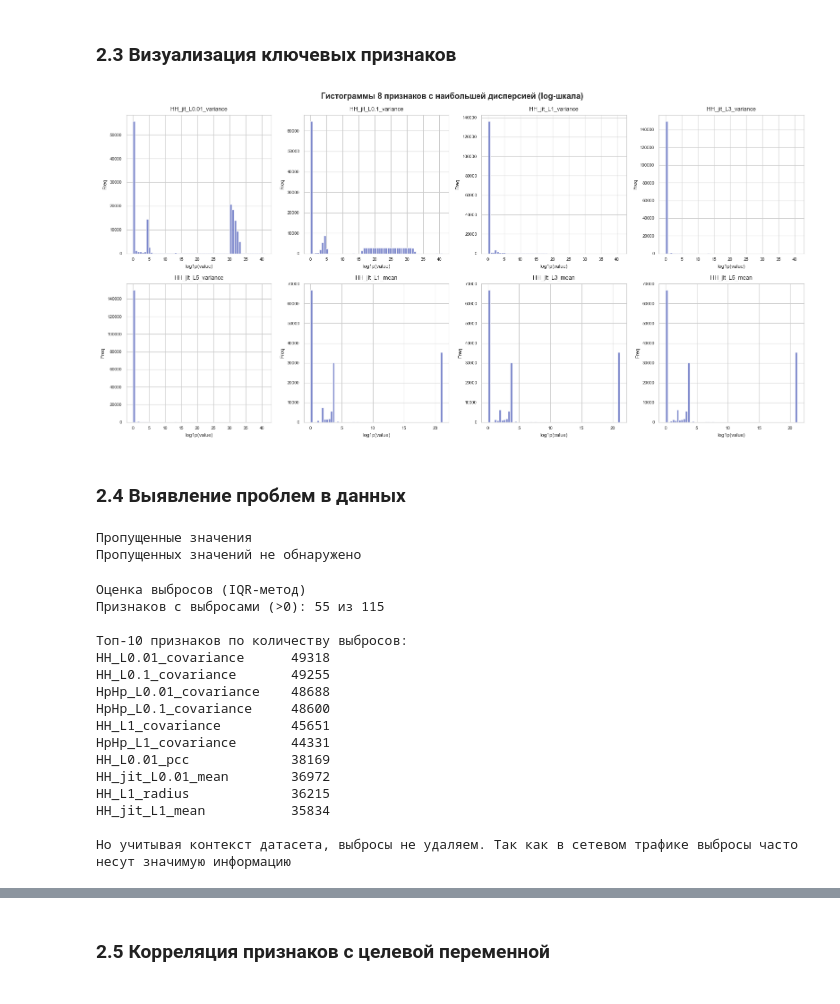
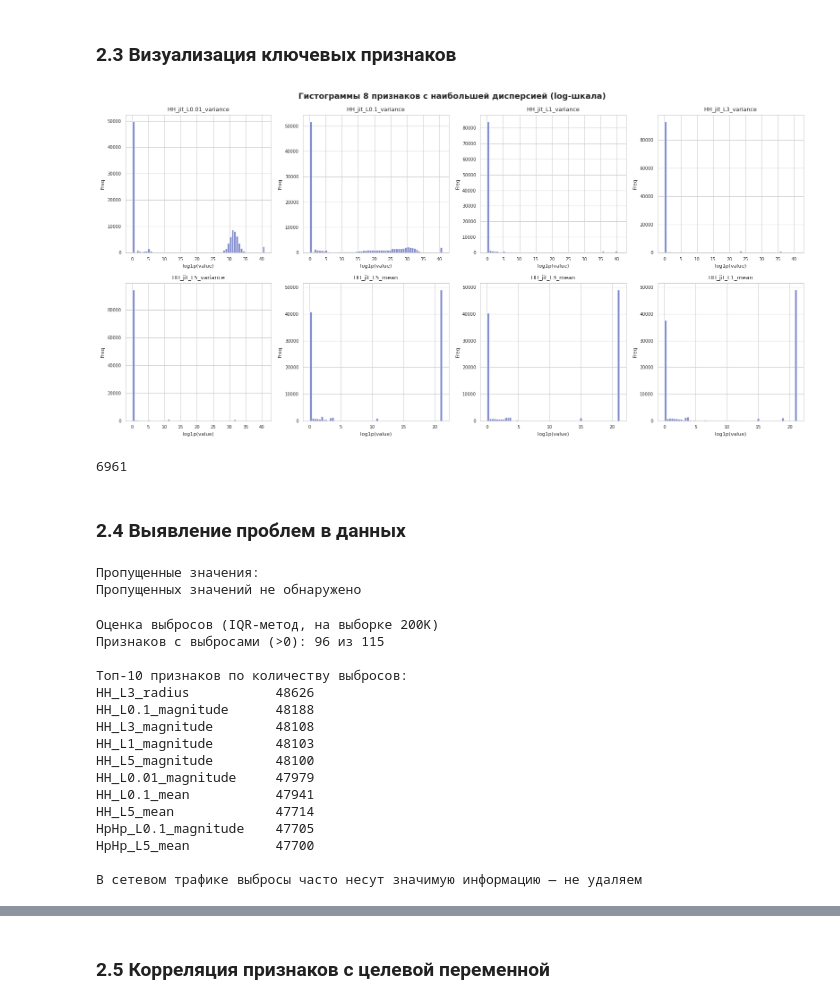
Before and after one commit to Vector513/BigData-LETI, a Jupyter notebook: botnet-attacks/dt_vs_xgb.ipynb, the cells around one changed output, grey strips where cells are left out. Saved outputs shown, nothing was run; the diff lists cells and outputs as text; code cells hidden in the pictures.

```diff
--- a/botnet-attacks/dt_vs_xgb.ipynb
+++ b/botnet-attacks/dt_vs_xgb.ipynb
@@ -183,75 +183,78 @@ plt.show()
 # %% [markdown]
 ### 2.3 Визуализация ключевых признаков
 # %%
-# Выбираем признаки с наибольшей дисперсией для визуализации
-top_features = df[feature_cols].std().nlargest(8).index.tolist()
+sample_vis = df.sample(min(100_000, len(df)), random_state=SEED)
+top_features = sample_vis[feature_cols].std().nlargest(8).index.tolist()
 
 fig, axes = plt.subplots(2, 4, figsize=(16, 8))
 axes = axes.flatten()
 
 for i, feat in enumerate(top_features):
-    # log1p для наглядности при больших диапазонах
-    vals = np.log1p(df[feat].clip(lower=0))
+    vals = np.log1p(sample_vis[feat].clip(lower=0))
     axes[i].hist(vals, bins=60, color='#5C6BC0', alpha=0.8, edgecolor='white')
     axes[i].set_title(feat[:30], fontsize=9)
     axes[i].set_xlabel('log1p(value)', fontsize=8)
     axes[i].set_ylabel('Freq', fontsize=8)
     axes[i].tick_params(labelsize=7)
 
 plt.suptitle('Гистограммы 8 признаков с наибольшей дисперсией (log-шкала)', fontsize=13, fontweight='bold')
 plt.tight_layout()
 plt.show()
+del sample_vis; gc.collect()
 # %% [output]
-[figure, old version]
+[figure, new version]
+6961
 # %% [markdown]
 ### 2.4 Выявление проблем в данных
 # %%
-missing = df[feature_cols].isnull().sum()
-missing_pct = (missing / len(df) * 100).round(2)
+n_missing = 0
+for col in feature_cols:
+    n_missing += df[col].isnull().sum()
 
 print('Пропущенные значения:')
-if missing.sum() == 0:
+if n_missing == 0:
     print('Пропущенных значений не обнаружено')
 else:
-    miss_df = pd.DataFrame({'Missing': missing, 'Missing%': missing_pct})
-    print(miss_df[miss_df['Missing'] > 0].sort_values('Missing%', ascending=False))
+    print(f'Всего пропусков: {n_missing}')
 # %% [output]
-Пропущенные значения
+Пропущенные значения:
 Пропущенных значений не обнаружено
 # %%
-print('Оценка выбросов (IQR-метод)')
+print('Оценка выбросов (IQR-метод, на выборке 200K)')
 
+sample_out = df.sample(min(200_000, len(df)), random_state=SEED)
 outlier_counts = {}
 for feat in feature_cols:
-    Q1 = df[feat].quantile(0.25)
-    Q3 = df[feat].quantile(0.75)
+    Q1 = sample_out[feat].quantile(0.25)
+    Q3 = sample_out[feat].quantile(0.75)
     IQR = Q3 - Q1
-    n_out = ((df[feat] < Q1 - 1.5 * IQR) | (df[feat] > Q3 + 1.5 * IQR)).sum()
+    n_out = ((sample_out[feat] < Q1 - 1.5 * IQR) | (sample_out[feat] > Q3 + 1.5 * IQR)).sum()
     outlier_counts[feat] = n_out
+del sample_out; gc.collect()
 
 out_series = pd.Series(outlier_counts).sort_values(ascending=False)
 print(f'Признаков с выбросами (>0): {(out_series > 0).sum()} из {len(feature_cols)}')
 print('\nТоп-10 признаков по количеству выбросов:')
 print(out_series.head(10).to_string())
 
-print('\nНо учитывая контекст датасета, выбросы не удаляем. Так как в сетевом трафике выбросы часто несут значимую информацию')
+print('\nВ сетевом трафике выбросы часто несут значимую информацию — не удаляем')
 # %% [output]
-Оценка выбросов (IQR-метод)
-Признаков с выбросами (>0): 55 из 115
+Оценка выбросов (IQR-метод, на выборке 200K)
+Признаков с выбросами (>0): 96 из 115
 
 Топ-10 признаков по количеству выбросов:
-HH_L0.01_covariance      49318
-HH_L0.1_covariance       49255
-HpHp_L0.01_covariance    48688
-HpHp_L0.1_covariance     48600
-HH_L1_covariance         45651
-HpHp_L1_covariance       44331
-HH_L0.01_pcc             38169
-HH_jit_L0.01_mean        36972
-HH_L1_radius             36215
-HH_jit_L1_mean           35834
+HH_L3_radius           48626
+HH_L0.1_magnitude      48188
+HH_L3_magnitude        48108
+HH_L1_magnitude        48103
+HH_L5_magnitude        48100
+HH_L0.01_magnitude     47979
+HH_L0.1_mean           47941
+HH_L5_mean             47714
+HpHp_L0.1_magnitude    47705
+HpHp_L5_mean           47700
 
-Но учитывая контекст датасета, выбросы не удаляем. Так как в сетевом трафике выбросы часто несут значимую информацию
+В сетевом трафике выбросы часто несут значимую информацию — не удаляем
 # %%
 print('Дисбаланс классов (бинарная задача)')
 bin_dist = df['binary_label'].value_counts(normalize=True) * 100
```
Also changed, not shown: parts of 12 cells of this notebook.
